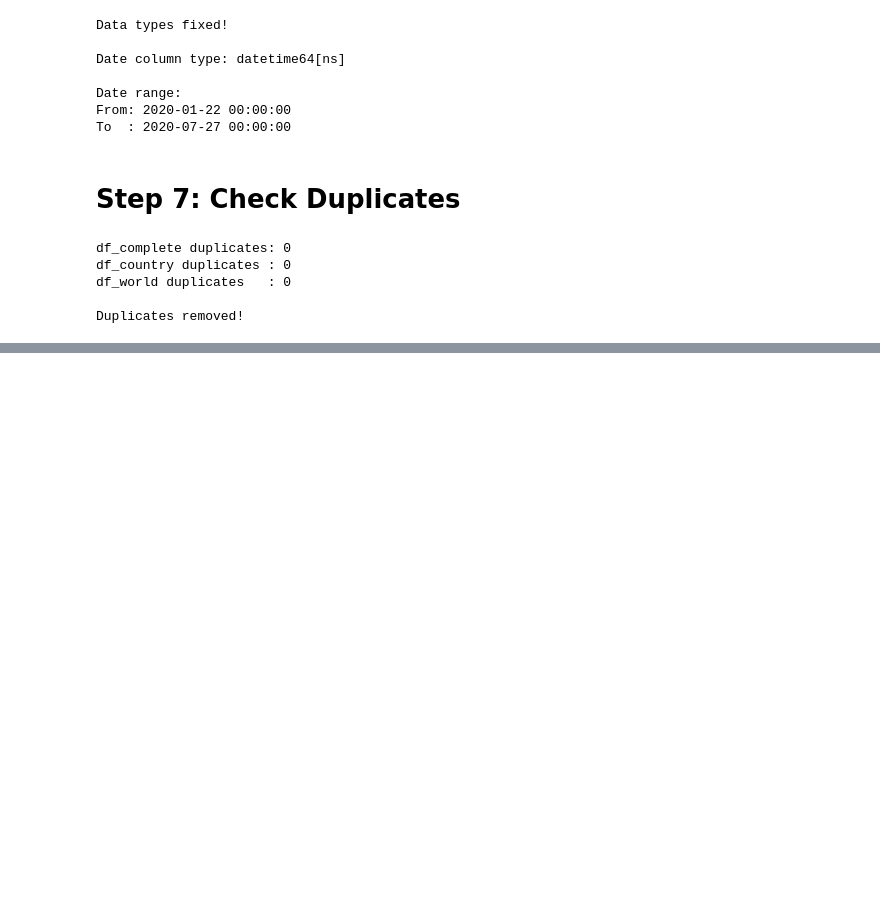
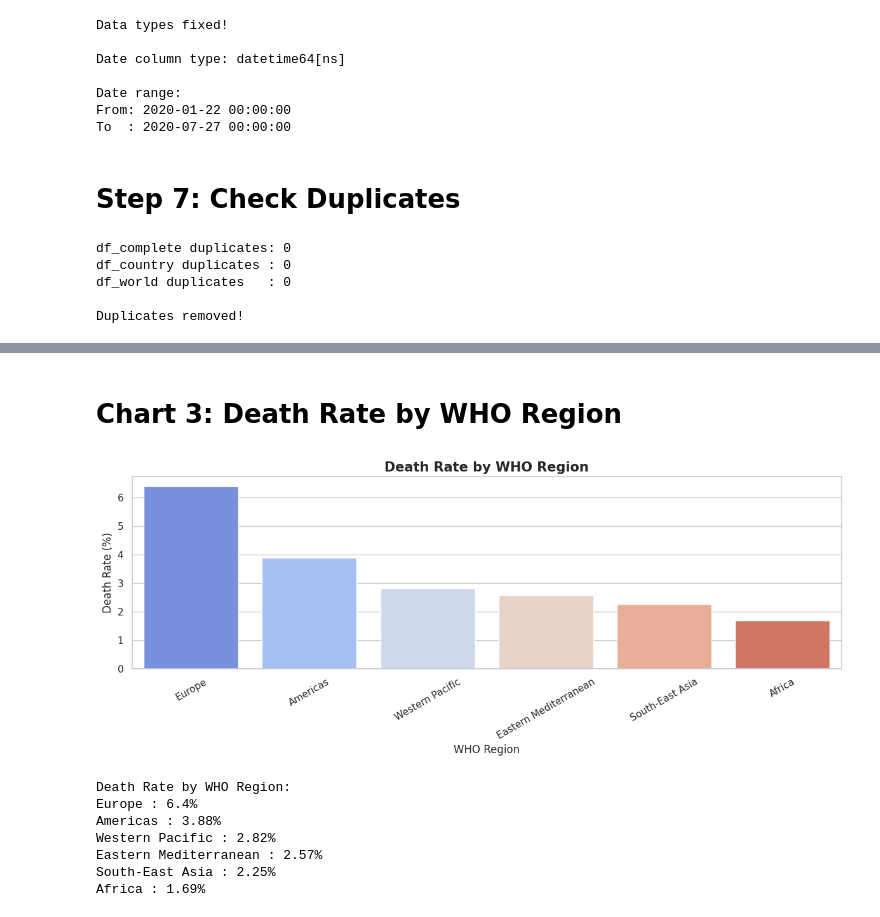
Before and after one commit to AiWriter404/covid19-global-analysis, a Jupyter notebook: covid19-global-analysis.ipynb, the cells around one changed output, grey strips where cells are left out. Saved outputs shown, nothing was run; the diff lists cells and outputs as text; code cells hidden in the pictures; blank space fills up the shorter version.

```diff
--- a/covid19-global-analysis.ipynb
+++ b/covid19-global-analysis.ipynb
@@ -212,0 +332,34 @@ Duplicates removed!
+# %% [markdown]
+# **Chart 3: Death Rate by WHO Region**
+# %%
+# Death Rate by WHO Region
+
+region_data = df_country.groupby('WHO Region')[['Confirmed', 'Deaths']].sum().reset_index()
+region_data['Death Rate'] = (region_data['Deaths'] / region_data['Confirmed'] * 100).round(2)
+region_data = region_data.sort_values('Death Rate', ascending=False)
+
+plt.figure(figsize=(12, 5))
+
+sns.barplot(data=region_data, x='WHO Region', y='Death Rate', palette='coolwarm')
+
+plt.title('Death Rate by WHO Region',
+          fontsize=15, fontweight='bold')
+plt.xlabel('WHO Region')
+plt.ylabel('Death Rate (%)')
+plt.xticks(rotation=30)
+plt.tight_layout()
+plt.show()
+
+# summary
+print('Death Rate by WHO Region:')
+for i, row in region_data.iterrows():
+    print(f"{row['WHO Region']} : {row['Death Rate']}%")
+# %% [output]
+[figure, added]
+Death Rate by WHO Region:
+Europe : 6.4%
+Americas : 3.88%
+Western Pacific : 2.82%
+Eastern Mediterranean : 2.57%
+South-East Asia : 2.25%
+Africa : 1.69%
```
Also changed, not shown: parts of 13 cells of this notebook.
